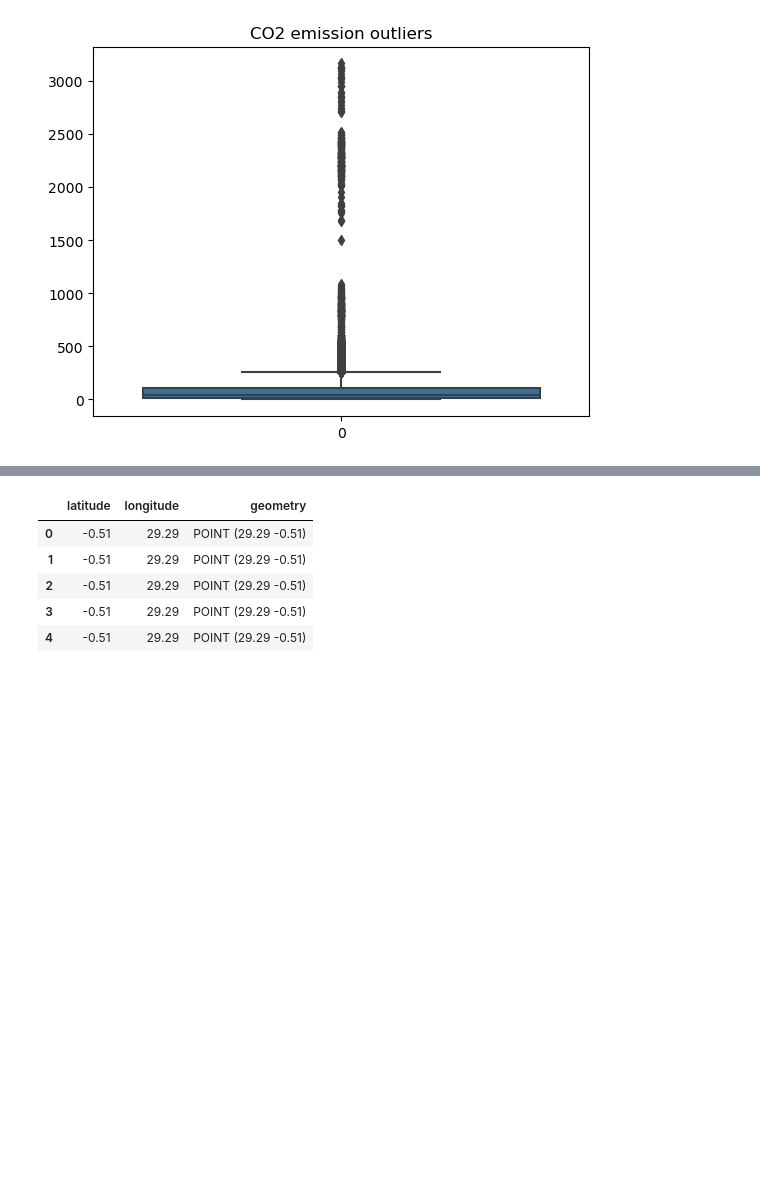
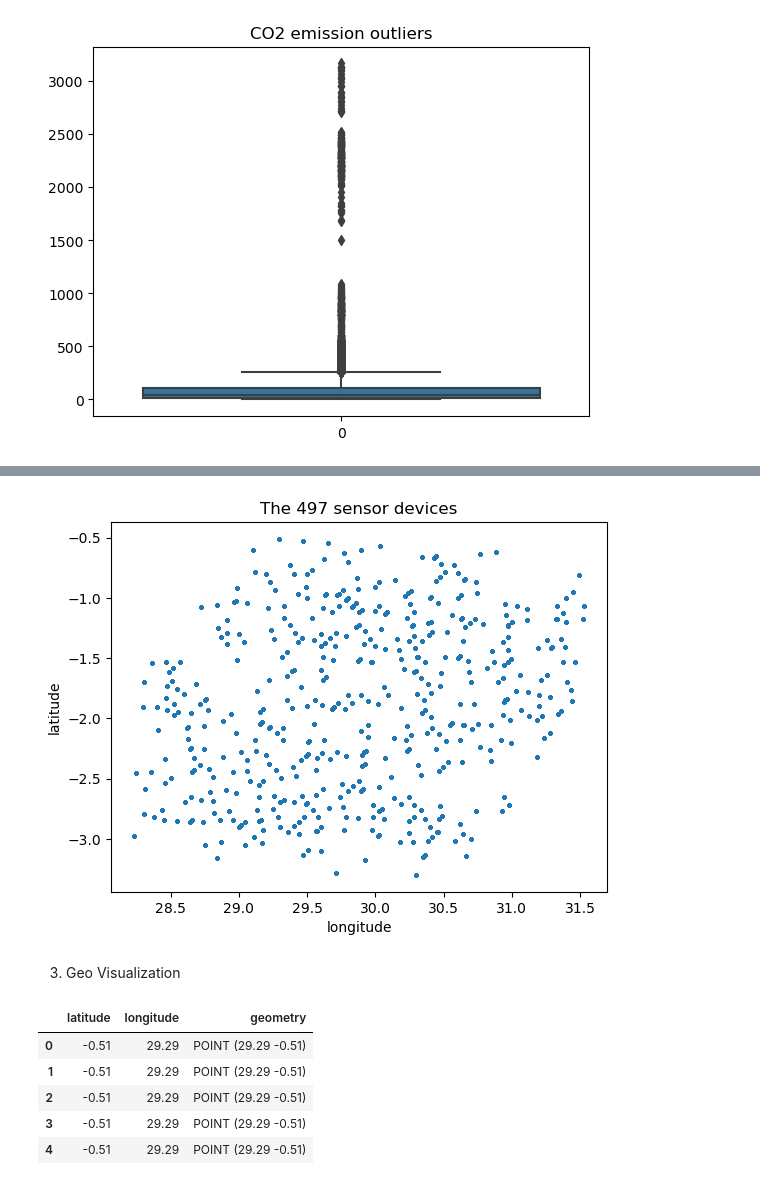
Before and after one commit to dannyakin/CO2_Emissions_Analysis, a Jupyter notebook: EDA.ipynb, the cells around one changed output, grey strips where cells are left out. Cells and saved outputs as stored; diff of their text form; code cells hidden in the pictures; blank space fills up the shorter version.

```diff
--- a/EDA.ipynb
+++ b/EDA.ipynb
@@ -137,3 +152,13 @@ Geo Visualization
+# %%
+plt.title("The 497 sensor devices")
+plt.scatter(data.longitude, data.latitude, s=3)
+plt.xlabel('longitude')
+plt.ylabel('latitude')
+plt.show()
+# %% [output]
+[figure, added]
+# %% [markdown]
+3. Geo Visualization
 # %%
 geometry = gpd.points_from_xy(data.longitude, data.latitude)
 geo_df = gpd.GeoDataFrame(
```
Also changed, not shown: parts of 13 cells of this notebook.
